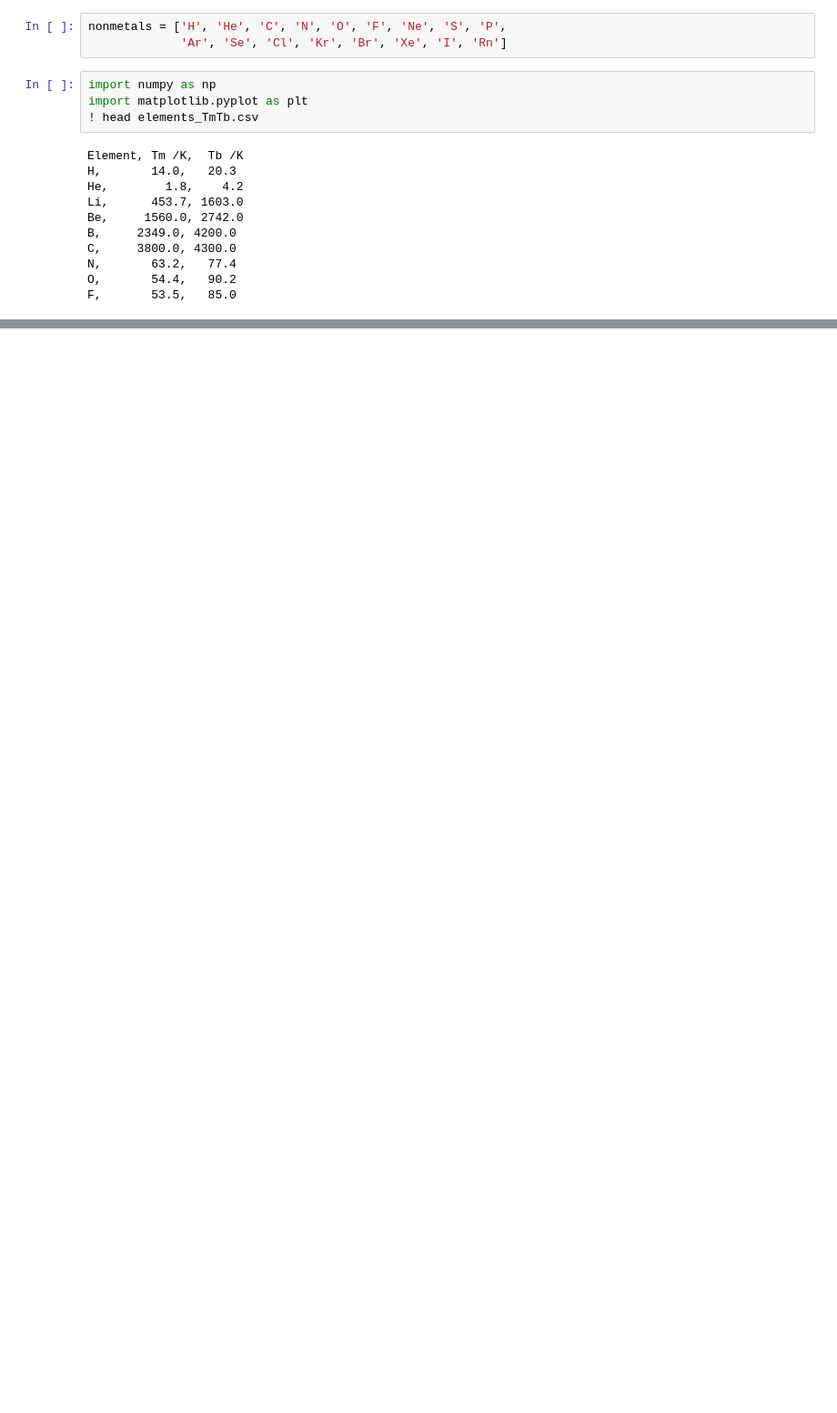
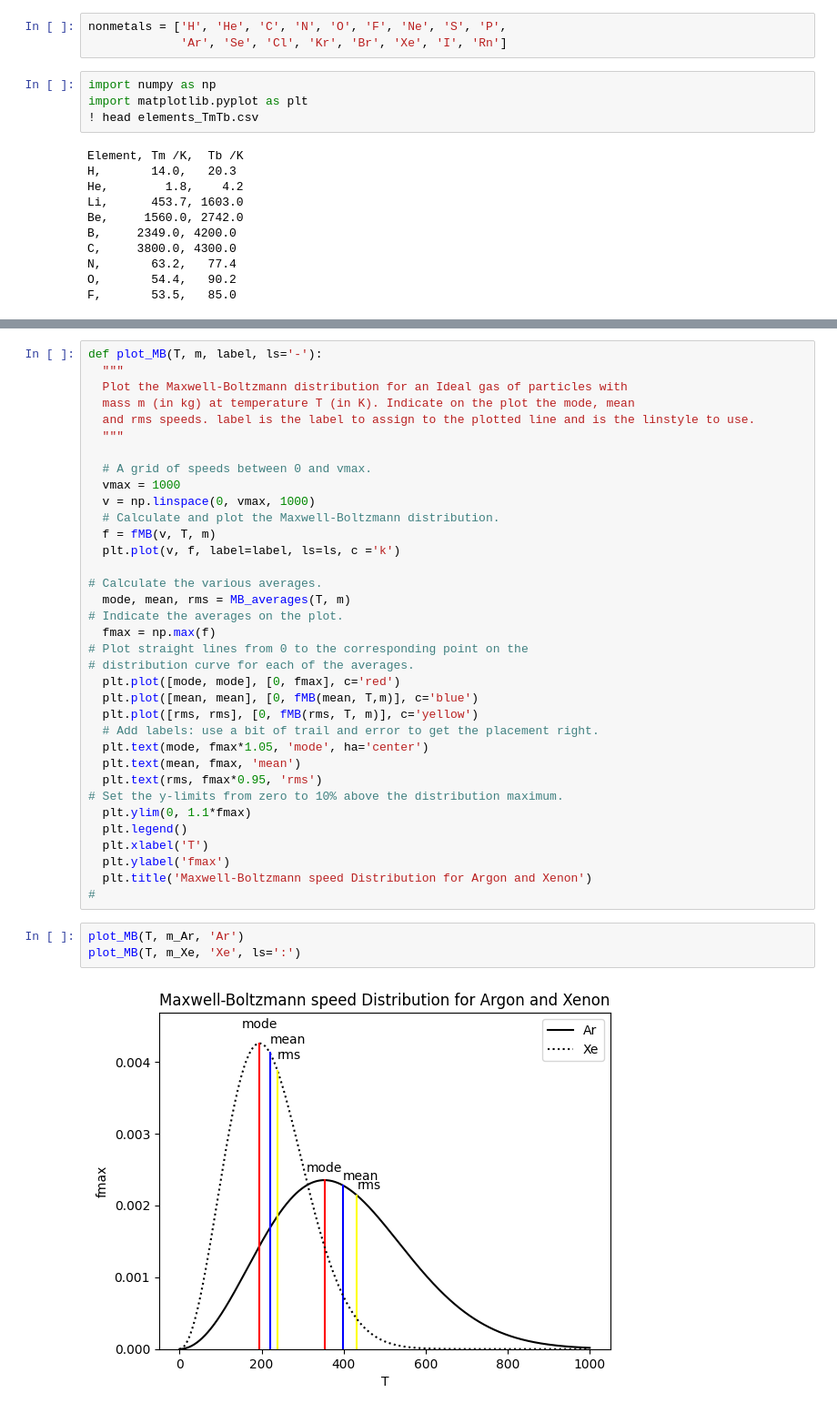
Before and after one commit to Mohankurra/Chemistry-Python, a Jupyter notebook: Python_for_Chemists_Examples.ipynb, the cells around one changed output, grey strips where cells are left out. Shown at 91% size. Saved outputs shown, nothing was run; the diff lists cells and outputs as text; blank space fills up the shorter version.

```diff
--- a/Python_for_Chemists_Examples.ipynb
+++ b/Python_for_Chemists_Examples.ipynb
@@ -2148,0 +2233,40 @@ F,       53.5,   85.0
+# %%
+def plot_MB(T, m, label, ls='-'):
+  """
+  Plot the Maxwell-Boltzmann distribution for an Ideal gas of particles with
+  mass m (in kg) at temperature T (in K). Indicate on the plot the mode, mean
+  and rms speeds. label is the label to assign to the plotted line and is the linstyle to use.
+  """
+
+  # A grid of speeds between 0 and vmax.
+  vmax = 1000
+  v = np.linspace(0, vmax, 1000)
+  # Calculate and plot the Maxwell-Boltzmann distribution.
+  f = fMB(v, T, m)
+  plt.plot(v, f, label=label, ls=ls, c ='k')
+
+# Calculate the various averages.
+  mode, mean, rms = MB_averages(T, m)
+# Indicate the averages on the plot.
+  fmax = np.max(f)
+# Plot straight lines from 0 to the corresponding point on the
+# distribution curve for each of the averages.
+  plt.plot([mode, mode], [0, fmax], c='red')
+  plt.plot([mean, mean], [0, fMB(mean, T,m)], c='blue')
+  plt.plot([rms, rms], [0, fMB(rms, T, m)], c='yellow')
+  # Add labels: use a bit of trail and error to get the placement right.
+  plt.text(mode, fmax*1.05, 'mode', ha='center')
+  plt.text(mean, fmax, 'mean')
+  plt.text(rms, fmax*0.95, 'rms')
+# Set the y-limits from zero to 10% above the distribution maximum.
+  plt.ylim(0, 1.1*fmax)
+  plt.legend()
+  plt.xlabel('T')
+  plt.ylabel('fmax')
+  plt.title('Maxwell-Boltzmann speed Distribution for Argon and Xenon')
+#
+# %%
+plot_MB(T, m_Ar, 'Ar')
+plot_MB(T, m_Xe, 'Xe', ls=':')
+# %% [output]
+[figure, added]
```
Also changed, not shown: parts of 5 cells of this notebook.
